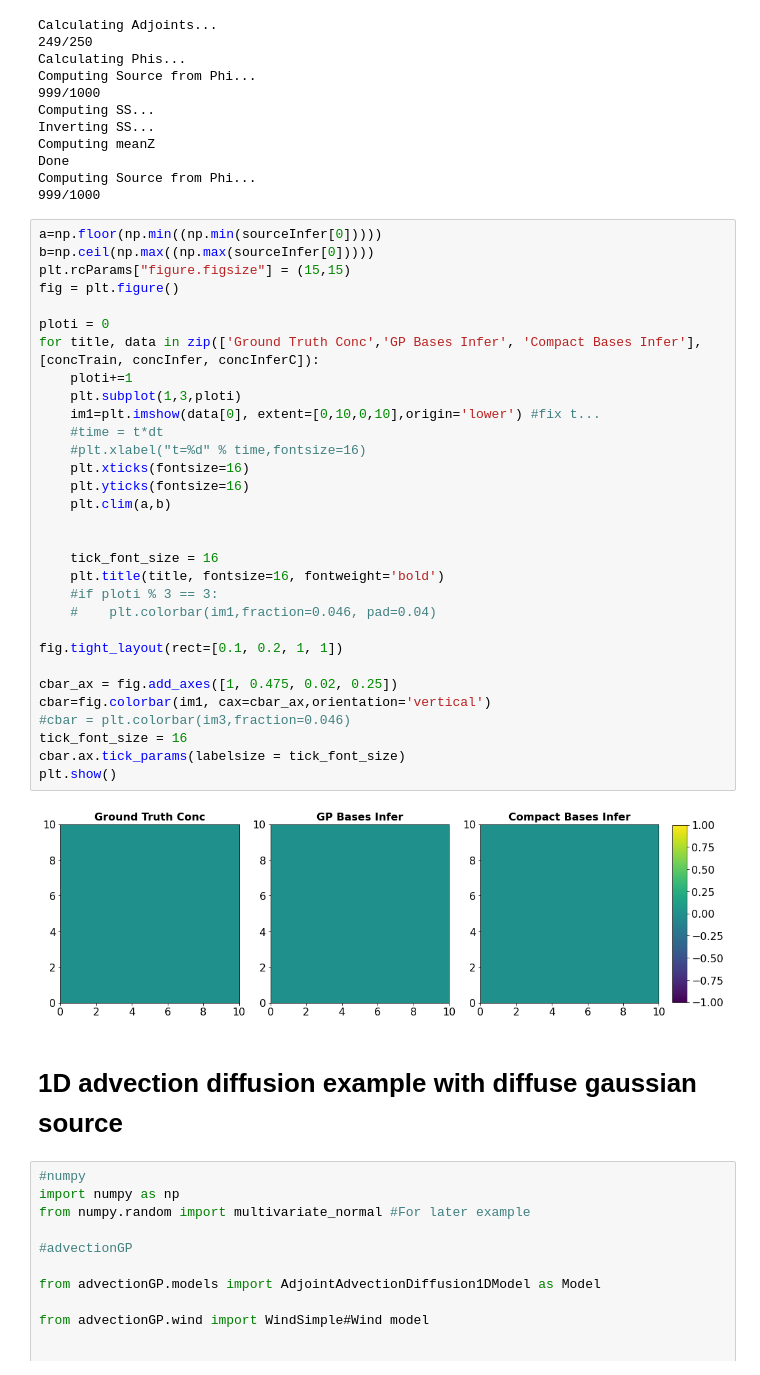
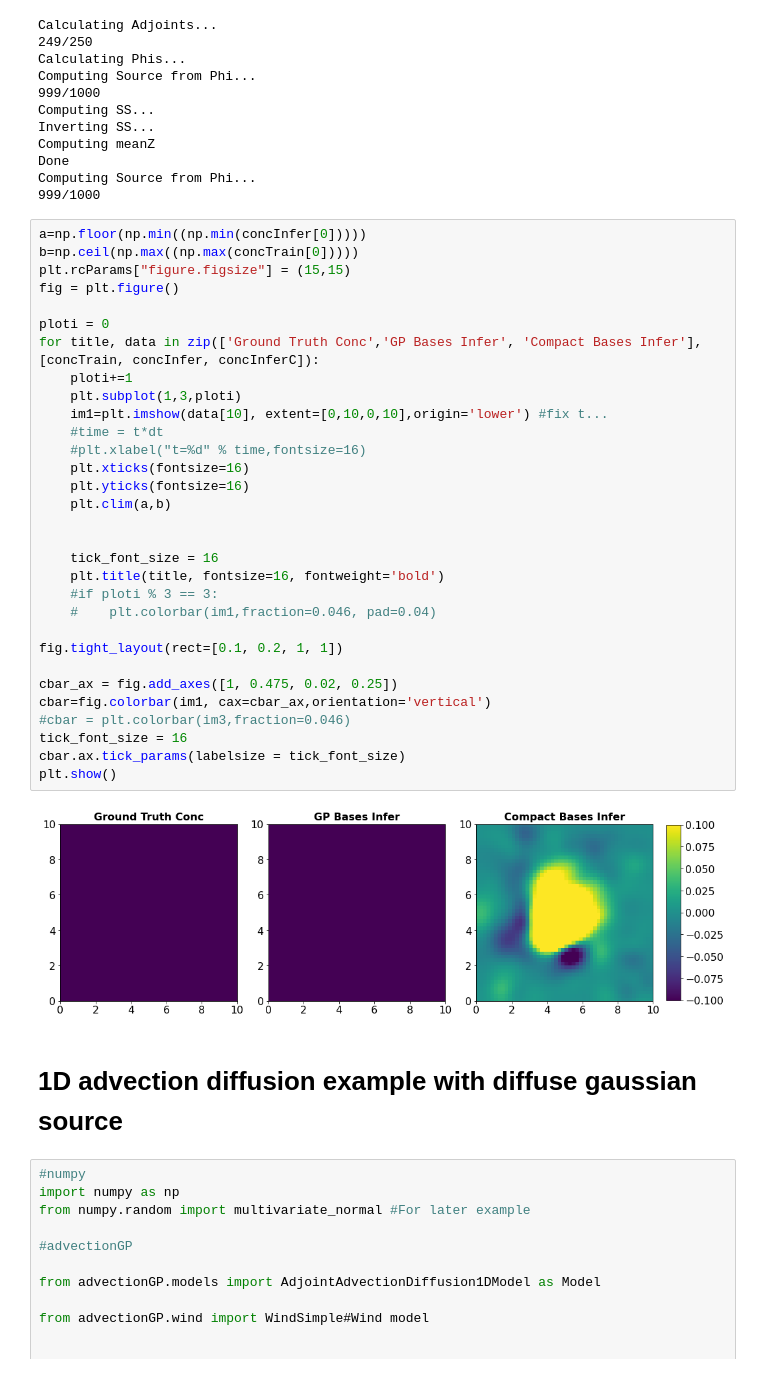
Before and after one commit to SheffieldML/advectionGP, a Jupyter notebook: jupyter/Gaussian Bases Demo.ipynb, the cells around one changed output. Cells and saved outputs as stored; diff of their text form.

Commit message:
Gaussian Bases small update

```diff
--- a/jupyter/Gaussian Bases Demo.ipynb
+++ b/jupyter/Gaussian Bases Demo.ipynb
@@ -526,40 +526,40 @@ Done
 Computing Source from Phi...
 999/1000
 # %%
-a=np.floor(np.min((np.min(sourceInfer[0]))))
-b=np.ceil(np.max((np.max(sourceInfer[0]))))
+a=np.floor(np.min((np.min(concInfer[0]))))
+b=np.ceil(np.max((np.max(concTrain[0]))))
 plt.rcParams["figure.figsize"] = (15,15)
 fig = plt.figure()
 
 ploti = 0
 for title, data in zip(['Ground Truth Conc','GP Bases Infer', 'Compact Bases Infer'],[concTrain, concInfer, concInferC]):
     ploti+=1
     plt.subplot(1,3,ploti)
-    im1=plt.imshow(data[0], extent=[0,10,0,10],origin='lower') #fix t...
+    im1=plt.imshow(data[10], extent=[0,10,0,10],origin='lower') #fix t...
     #time = t*dt
     #plt.xlabel("t=%d" % time,fontsize=16)
     plt.xticks(fontsize=16)
     plt.yticks(fontsize=16)
     plt.clim(a,b)
 
 
     tick_font_size = 16
     plt.title(title, fontsize=16, fontweight='bold')
     #if ploti % 3 == 3:
     #    plt.colorbar(im1,fraction=0.046, pad=0.04)
 
 fig.tight_layout(rect=[0.1, 0.2, 1, 1])
 
 cbar_ax = fig.add_axes([1, 0.475, 0.02, 0.25])
 cbar=fig.colorbar(im1, cax=cbar_ax,orientation='vertical')
 #cbar = plt.colorbar(im3,fraction=0.046)
 tick_font_size = 16
 cbar.ax.tick_params(labelsize = tick_font_size)
 plt.show()
 # %% [output]
-[figure, old version]
+[figure, new version]
-# %% [markdown]
-# 1D advection diffusion example with diffuse gaussian source
+# %% [markdown]
+# 1D advection diffusion example with diffuse gaussian source
 # %%
 #numpy
 import numpy as np
```
Also changed, not shown: parts of 20 cells of this notebook, 1 other file.
